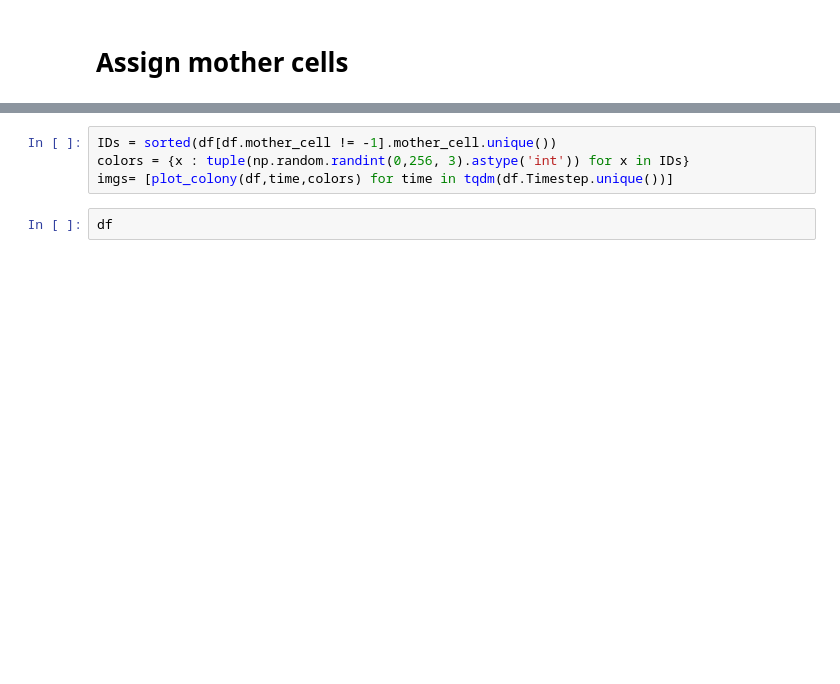
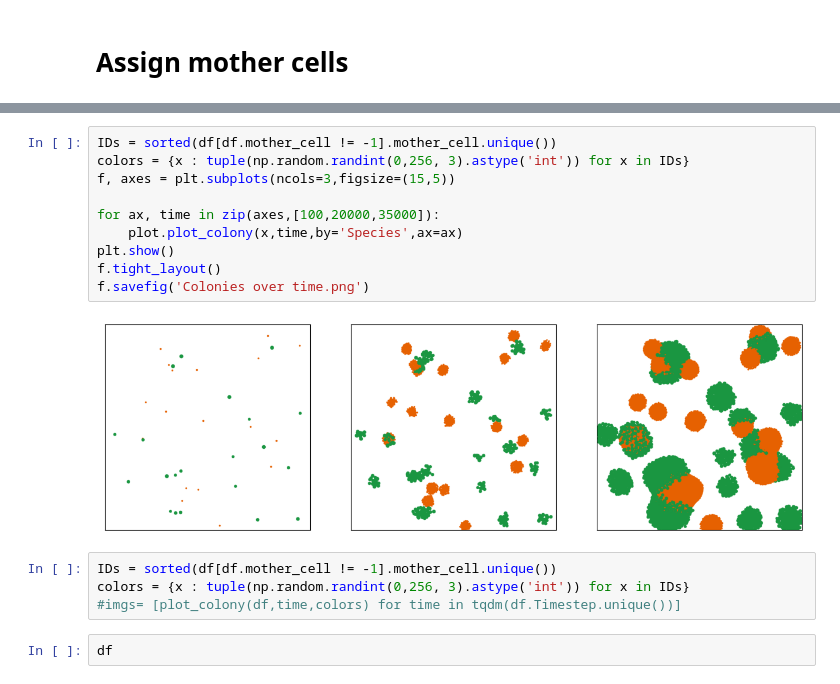
Before and after one commit to Jsakkos/nufeb_tools, a Jupyter notebook: notebooks/cell ancestry.ipynb, the cells around one changed output, grey strips where cells are left out. Cells and saved outputs as stored; diff of their text form; blank space fills up the shorter version.

```diff
--- a/notebooks/cell ancestry.ipynb
+++ b/notebooks/cell ancestry.ipynb
@@ -73,7 +79,19 @@ def plot_colony(df,ts,colors,colony=None,img=np.array([]),dims=dims):
+# %%
+IDs = sorted(df[df.mother_cell != -1].mother_cell.unique())
+colors = {x : tuple(np.random.randint(0,256, 3).astype('int')) for x in IDs}
+f, axes = plt.subplots(ncols=3,figsize=(15,5))
+
+for ax, time in zip(axes,[100,20000,35000]):
+    plot.plot_colony(x,time,by='Species',ax=ax)
+plt.show()
+f.tight_layout()
+f.savefig('Colonies over time.png')
+# %% [output]
+[figure, added]
 # %%
 IDs = sorted(df[df.mother_cell != -1].mother_cell.unique())
 colors = {x : tuple(np.random.randint(0,256, 3).astype('int')) for x in IDs}
-imgs= [plot_colony(df,time,colors) for time in tqdm(df.Timestep.unique())]
+#imgs= [plot_colony(df,time,colors) for time in tqdm(df.Timestep.unique())]
 # %%
 df
 # %% [output]
```
Also changed, not shown: parts of 6 cells of this notebook, 5 other files.
